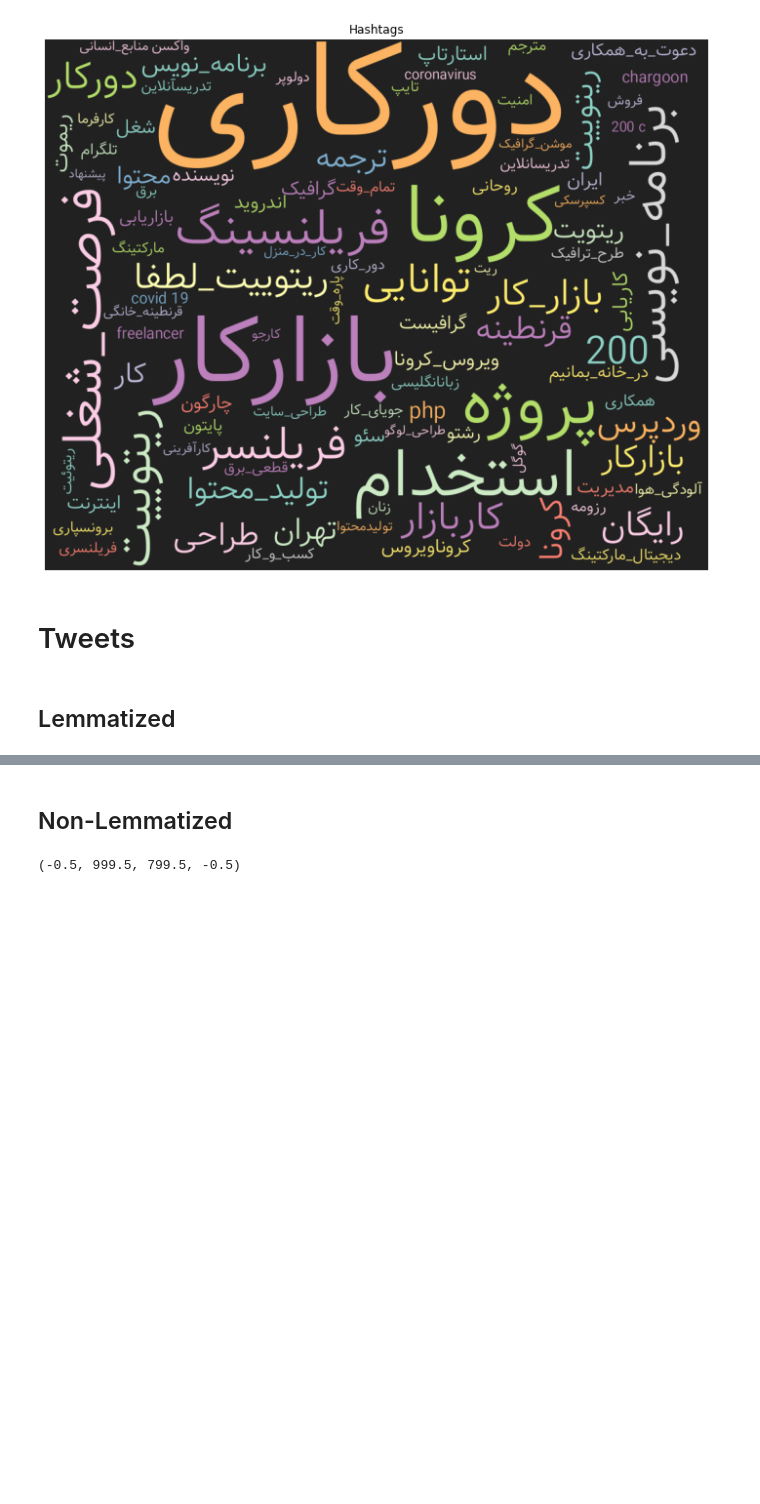
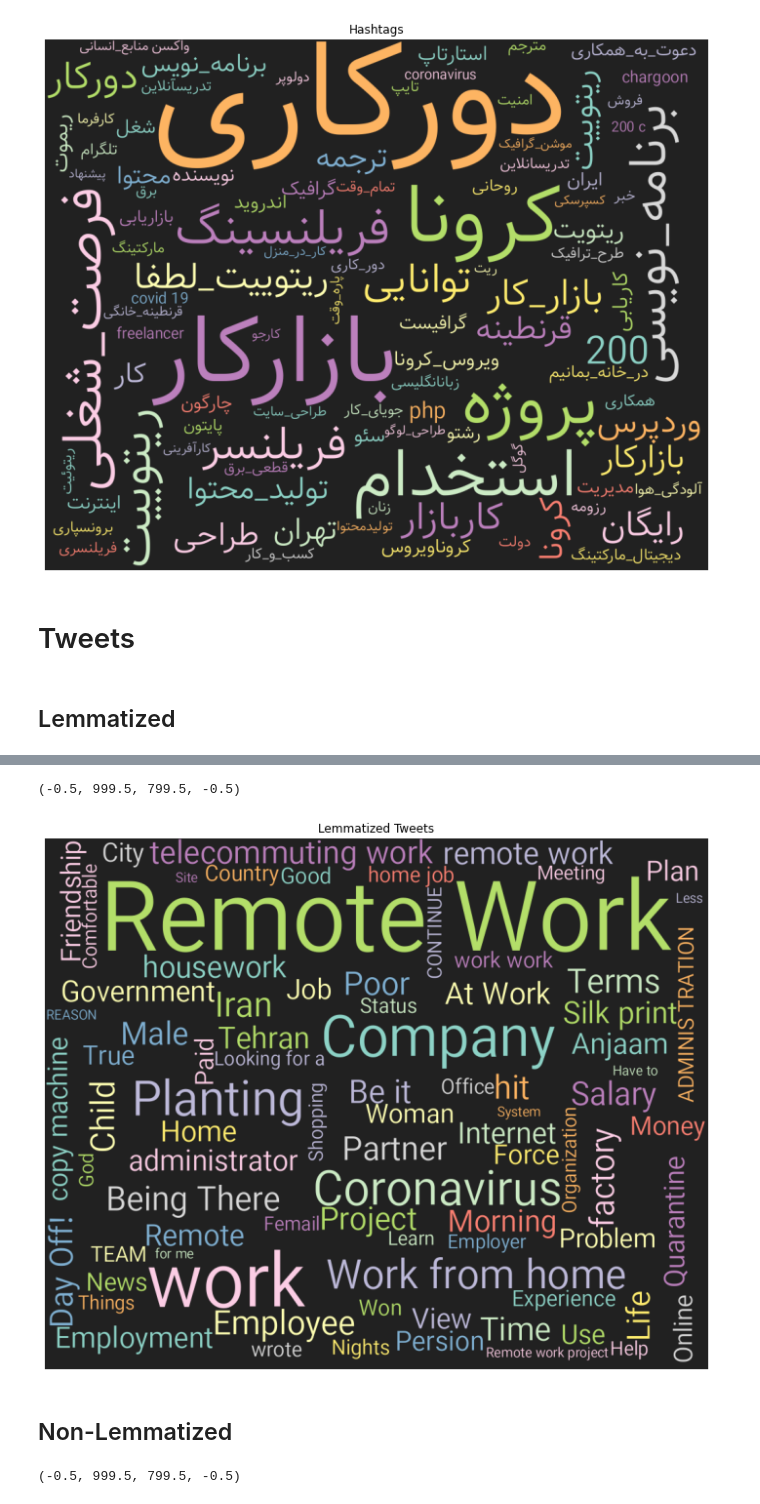
Before and after one commit to tahaShm/remote-work-twitter-analysis, a Jupyter notebook: notebooks/4-PreprocessingNewVersion.ipynb, the cells around one changed output, grey strips where cells are left out. Saved outputs shown, nothing was run; the diff lists cells and outputs as text; code cells hidden in the pictures; blank space fills up the shorter version.

Commit message:
wordcloud translated

```diff
--- a/notebooks/4-PreprocessingNewVersion.ipynb
+++ b/notebooks/4-PreprocessingNewVersion.ipynb
@@ -411,0 +422,7 @@ plt.gca().axis('off')
+# %%
+# Access the words and frequencies
+word_frequencies = wc.words_
+
+# Iterate over the words and print them along with their frequencies
+for word, frequency in word_frequencies.items():
+    print(f"Word: {word}, Frequency: {frequency}")
@@ -411,0 +449,6 @@ plt.gca().axis('off')
+# %%
+translate_dict = {}
+for word, frequency in wc.words_.items():
+    translated_word = translator.translate(word)
+    translate_dict[word] = translated_word
+    print("word: " + word + ", translate: " + translate_dict[word])
@@ -411,0 +473,52 @@ plt.gca().axis('off')
+# %%
+manual_dict = {
+    "دورکاری": "Remote Work",
+    "خونه": "Home",
+    "کرونا": "Coronavirus",
+    "کارا": "Things",
+    "بابا": "",
+    "سیستم": "System",
+    "مجبور": "Have to",
+    "یاد": "Learn",
+    "تازه": "",
+    "خوبه": "Good",
+    "سرکار": "At Work",
+    "زن": "Woman",
+    "قرنطینه": "Quarantine",
+    "کارمند": "Employee",
+    "کارفرما": "Employer",
+    "کار منزل": "Work from home",
+    "صورت": "",
+    "میشه": "",
+    "آدم": "",
+    "صورت دورکاری": "",
+    "وقت": "Time",
+    "تجربه": "Experience",
+    "خانم": "Femail",
+    "حقوق": "Salary",
+    "میشه": "",
+    "دورکاری دورکاری": "",
+    "ریموت": "Remote",
+    "میکنن": "",
+    "منزل": "Home",
+    "میتونه": ""
+}
+word_frequencies = {}
+for word, frequency in wc.words_.items():
+    try:
+        if(word in manual_dict):
+            word_frequencies[manual_dict[word]] = frequency
+            print("* word: "+word+" - "+manual_dict[word])
+        else:
+            word_frequencies[translate_dict[word]] = frequency
+            print("^ word: "+word+" - "+translate_dict[word])
+
+    except Exception as e:
+        print(f"Translation failed for word: {word}. Error: {e}")
+
+plt.figure(figsize=(20,10))
+wc.generate_from_frequencies(word_frequencies)
+plt.gca().imshow(wc)
+plt.gca().set_title('Lemmatized Tweets', fontdict=dict(size=12))
+plt.gca().axis('off')
+# %% [output]
@@ -411,0 +542,2 @@ plt.gca().axis('off')
+(-0.5, 999.5, 799.5, -0.5)
+[figure, added]
```
Also changed, not shown: parts of 13 cells of this notebook, 14 other files.
